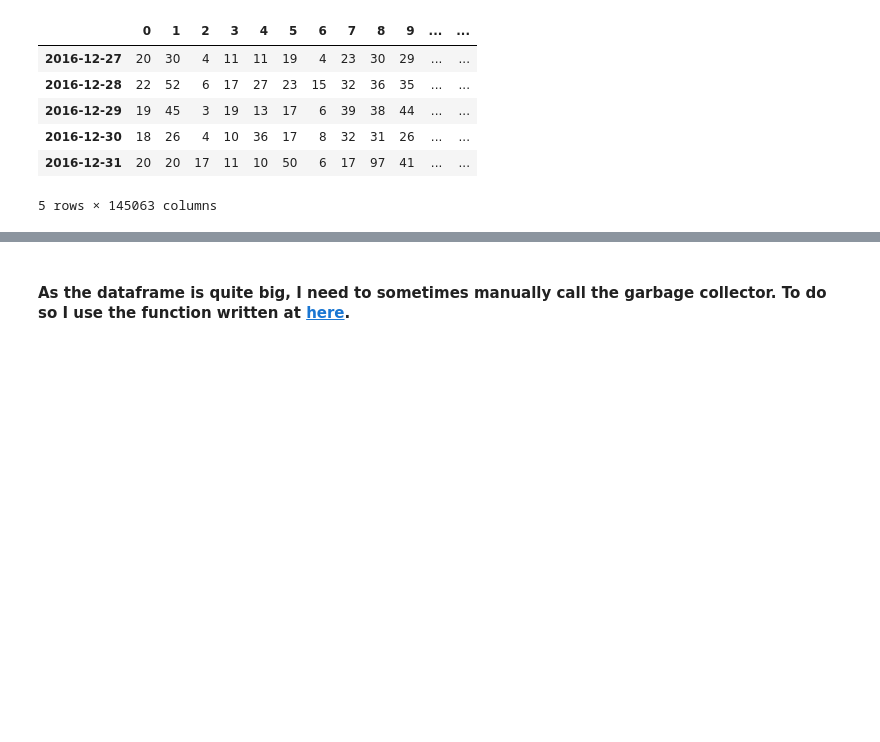
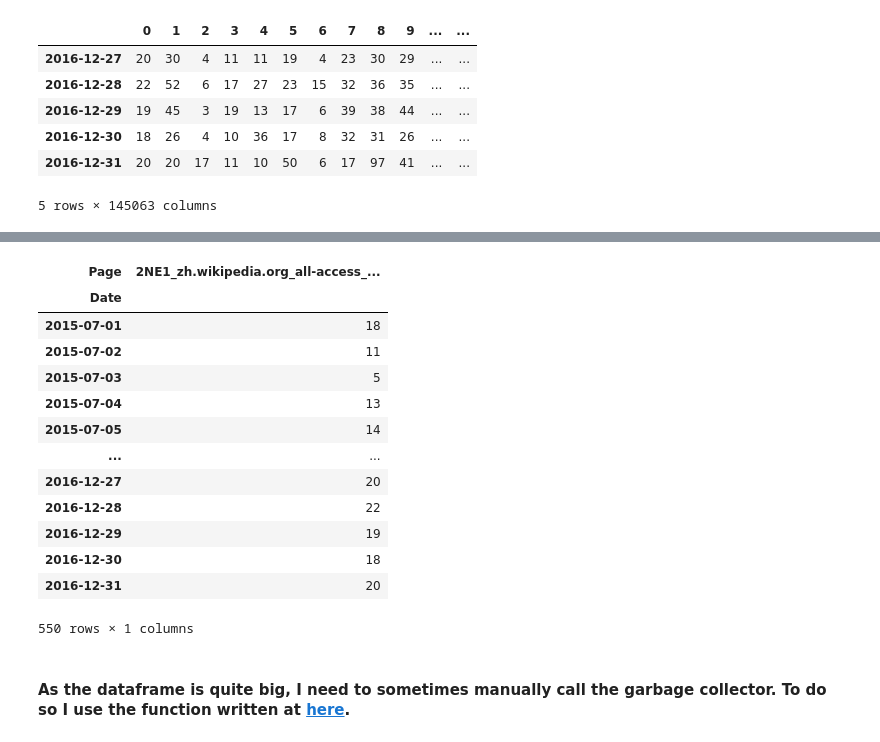
Before and after one commit to ErfanEbrahimiBazaz/web_traffic_prediction, a Jupyter notebook: timeseries.ipynb, the cells around one changed output, grey strips where cells are left out. Saved outputs shown, nothing was run; the diff lists cells and outputs as text; code cells hidden in the pictures; blank space fills up the shorter version.

```diff
--- a/timeseries.ipynb
+++ b/timeseries.ipynb
@@ -101,3 +182,20 @@ df = df_train1.T
+# %%
+df[['2NE1_zh.wikipedia.org_all-access_spider']]
+# %% [output]
+| Page | 2NE1_zh.wikipedia.org_all-access_... |
+| Date |  |
+| 2015-07-01 | 18 |
+| 2015-07-02 | 11 |
+| 2015-07-03 | 5 |
+| 2015-07-04 | 13 |
+| 2015-07-05 | 14 |
+| ... | ... |
+| 2016-12-27 | 20 |
+| 2016-12-28 | 22 |
+| 2016-12-29 | 19 |
+| 2016-12-30 | 18 |
+| 2016-12-31 | 20 |
+550 rows × 1 columns
 # %% [markdown]
 #### As the dataframe is quite big, I need to sometimes manually call the garbage collector. To do so I use the function written at [here](https://stackoverflow.com/questions/49515085/python-garbage-collection-sometimes-not-working-in-jupyter-notebook).
 # %%
```
Also changed, not shown: parts of 10 cells of this notebook.
